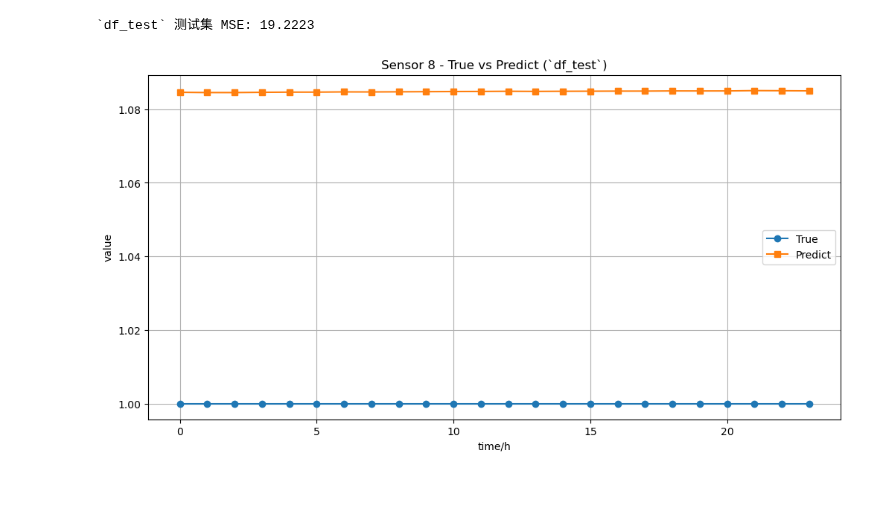
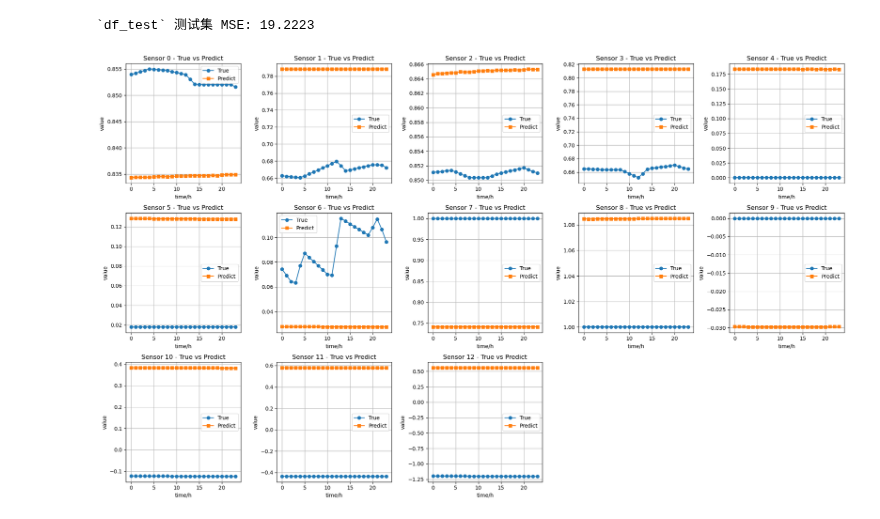
Before and after one commit to capstone-2420-0024/Intelligent-Hybrid-Quantum-Classical-Computing-Resource-Management-System, a Jupyter notebook: Simulation for sensor data/Tansformer_Simulator.ipynb, the cells around one changed output. Drawn from its saved outputs; the diff is of its cells as text; code cells hidden in the pictures; blank space fills up the shorter version.

```diff
--- a/Simulation for sensor data/Tansformer_Simulator.ipynb
+++ b/Simulation for sensor data/Tansformer_Simulator.ipynb
@@ -439,20 +439,3 @@ with torch.no_grad():
         tgt_input = torch.cat([tgt_input, next_pred], dim=1)
 
     predicted = np.concatenate(predicted, axis=1)  # **拼接完整预测序列**
-
-# 可视化结果
-sensor_idx = 3  # 选择第 3 个传感器
-plt.figure(figsize=(12, 6))
-
-# 真实数据（24 小时）
-plt.plot(range(24), y_test[0][:, sensor_idx], label="True", marker="o")
-
-# 预测数据
-plt.plot(range(24), predicted[0][:24, sensor_idx], label="Predict", marker="s")
-
-plt.xlabel("time/h")
-plt.ylabel("value")
-plt.title(f"Sensor {sensor_idx} - True vs Predict (`df_test`)")
-plt.legend()
-plt.grid()
-plt.show()
@@ -536,21 +544,27 @@ with torch.no_grad():
 # %%
 import matplotlib.pyplot as plt
 
-sensor_idx = 8  # 选择第 1 个传感器
+fig, axes = plt.subplots(3, 5, figsize=(20, 12))  # 3行5列的子图
+sensor_indices = range(13)  # 选择 0-12 共 13 个传感器
 
-plt.figure(figsize=(12, 6))
+for i, sensor_idx in enumerate(sensor_indices):
+    row, col = i // 5, i % 5  # 确定子图位置
+    ax = axes[row, col]
 
-# 真实数据（24 小时）
-plt.plot(range(24), y_test[0][:, sensor_idx], label="True", marker="o")
+    ax.plot(range(24), y_test[0][:, sensor_idx], label="True", marker="o")
+    ax.plot(range(24), predicted[0][:24, sensor_idx], label="Predict", marker="s")
 
-# 预测数据（截取前 24 小时）
-plt.plot(range(24), predicted[0][:24, sensor_idx], label="Predict", marker="s")
+    ax.set_xlabel("time/h")
+    ax.set_ylabel("value")
+    ax.set_title(f"Sensor {sensor_idx} - True vs Predict")
+    ax.legend()
+    ax.grid()
 
-plt.xlabel("time/h")
-plt.ylabel("value")
-plt.title(f"Sensor {sensor_idx} - True vs Predict (`df_test`)")
-plt.legend()
-plt.grid()
+# 删除多余的空白子图（第 14,15 图）
+for j in range(13, 15):
+    fig.delaxes(axes[2, j - 10])  # 只保留13个子图，去掉空位
+
+plt.tight_layout()
 plt.show()
 # %% [output]
-[figure, old version]
+[figure, new version]
```
Also changed, not shown: parts of 1 cell of this notebook.
